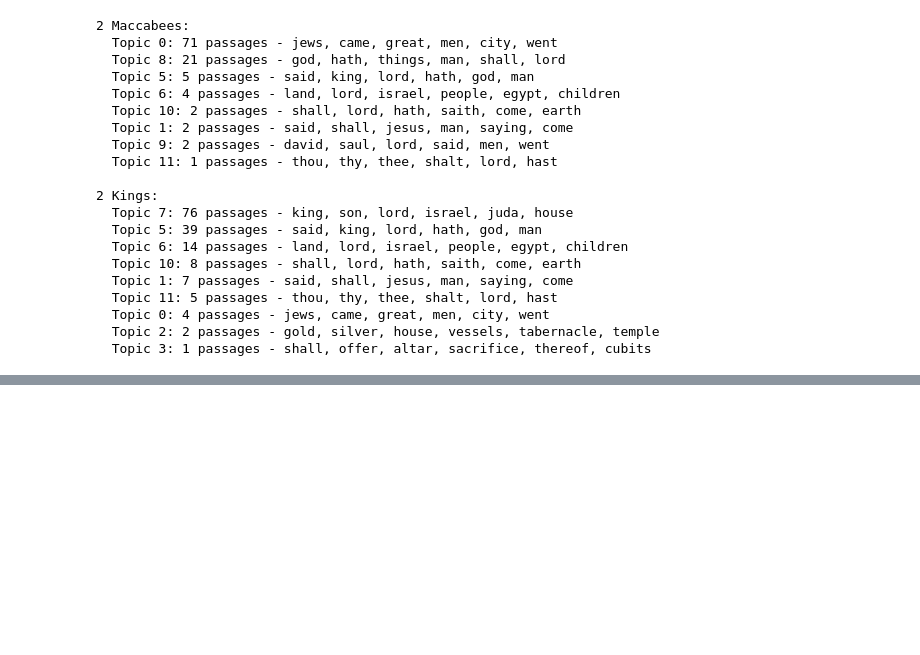
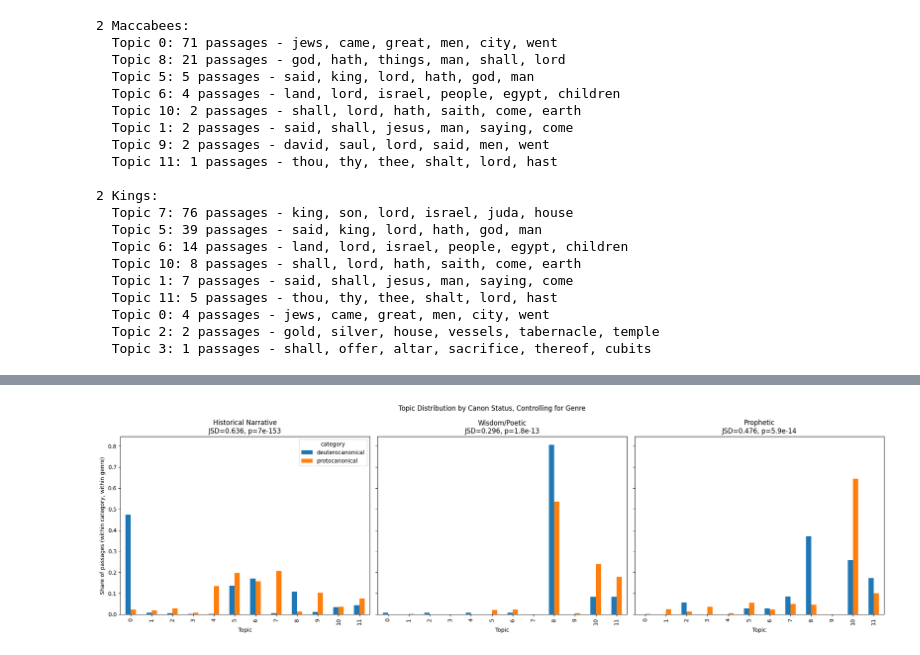
Before and after one commit to Zel143/bible-canon-mapper, a Jupyter notebook: canon-divergence-mapper/notebooks/03_topic_modeling.ipynb, the cells around one changed output, grey strips where cells are left out. Saved outputs shown, nothing was run; the diff lists cells and outputs as text; code cells hidden in the pictures; blank space fills up the shorter version.

```diff
--- a/canon-divergence-mapper/notebooks/03_topic_modeling.ipynb
+++ b/canon-divergence-mapper/notebooks/03_topic_modeling.ipynb
@@ -203,0 +210,24 @@ for book in ('2 Maccabees', '2 Kings'):
+# %%
+GENRE = {
+    'Genesis': 'Law', 'Exodus': 'Law', 'Leviticus': 'Law', 'Numbers': 'Law', 'Deuteronomy': 'Law',
+    'Joshua': 'Historical Narrative', 'Judges': 'Historical Narrative', 'Ruth': 'Historical Narrative',
+    '1 Samuel': 'Historical Narrative', '2 Samuel': 'Historical Narrative', '1 Kings': 'Historical Narrative',
+    '2 Kings': 'Historical Narrative', '1 Chronicles': 'Historical Narrative', '2 Chronicles': 'Historical Narrative',
+    'Ezra': 'Historical Narrative', 'Nehemiah': 'Historical Narrative', 'Esther': 'Historical Narrative',
+    'Tobit': 'Historical Narrative', 'Judith': 'Historical Narrative', '1 Maccabees': 'Historical Narrative',
+    '2 Maccabees': 'Historical Narrative',
+    'Job': 'Wisdom/Poetic', 'Psalms': 'Wisdom/Poetic', 'Proverbs': 'Wisdom/Poetic',
+    'Ecclesiastes': 'Wisdom/Poetic', 'Song of Solomon': 'Wisdom/Poetic',
+    'Wisdom': 'Wisdom/Poetic', 'Sirach': 'Wisdom/Poetic',
+    'Isaiah': 'Prophetic', 'Jeremiah': 'Prophetic', 'Lamentations': 'Prophetic', 'Ezekiel': 'Prophetic',
+    'Daniel': 'Prophetic', 'Hosea': 'Prophetic', 'Joel': 'Prophetic', 'Amos': 'Prophetic', 'Obadiah': 'Prophetic',
+    'Jonah': 'Prophetic', 'Micah': 'Prophetic', 'Nahum': 'Prophetic', 'Habakkuk': 'Prophetic',
+    'Zephaniah': 'Prophetic', 'Haggai': 'Prophetic', 'Zechariah': 'Prophetic', 'Malachi': 'Prophetic',
+    'Baruch': 'Prophetic',
+}
+
+passages_df['genre'] = passages_df['book'].map(GENRE)
+ot_df = passages_df.dropna(subset=['genre']).copy()
+print(f"{len(ot_df)} OT passages across {ot_df['book'].nunique()} books "
+      f"({len(passages_df) - len(ot_df)} NT passages excluded from this analysis)")
+ot_df.groupby(['genre', 'category'])['book'].nunique().unstack(fill_value=0)
@@ -203,0 +320,19 @@ for book in ('2 Maccabees', '2 Kings'):
+# %%
+fig, axes = plt.subplots(1, 3, figsize=(20, 6), sharey=True)
+
+for ax, genre in zip(axes, ('Historical Narrative', 'Wisdom/Poetic', 'Prophetic')):
+    sub = ot_df[ot_df.genre == genre]
+    dist = pd.crosstab(sub['dominant_topic'], sub['category'], normalize='columns')
+    dist = dist.reindex(range(N_TOPICS), fill_value=0)
+    dist.plot(kind='bar', ax=ax, legend=(genre == 'Historical Narrative'))
+    r = genre_results[genre]
+    ax.set_title(f"{genre}\nJSD={r['jsd']:.3f}, p={r['p']:.2g}")
+    ax.set_xlabel('Topic')
+
+axes[0].set_ylabel('Share of passages (within category, within genre)')
+fig.suptitle('Topic Distribution by Canon Status, Controlling for Genre')
+plt.tight_layout()
+plt.savefig('../outputs/figures/topic_distribution_by_genre.png', dpi=150)
+plt.show()
+# %% [output]
+[figure, added]
```
Also changed, not shown: parts of 8 cells of this notebook, 1 other file.
